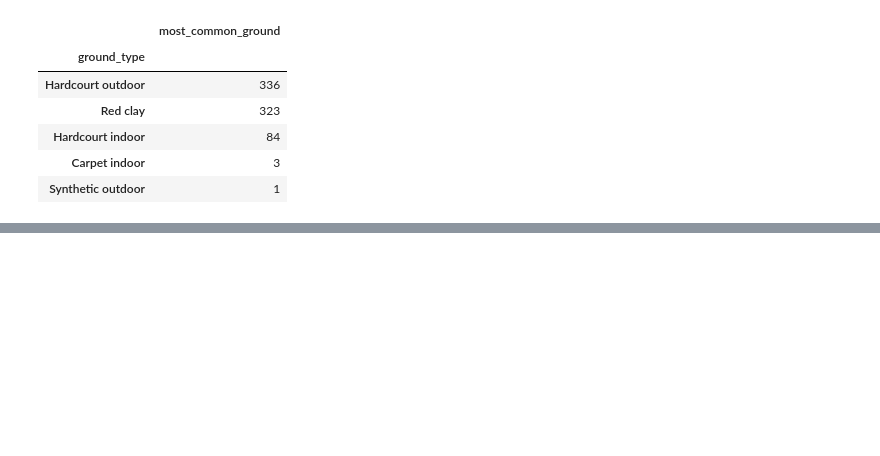
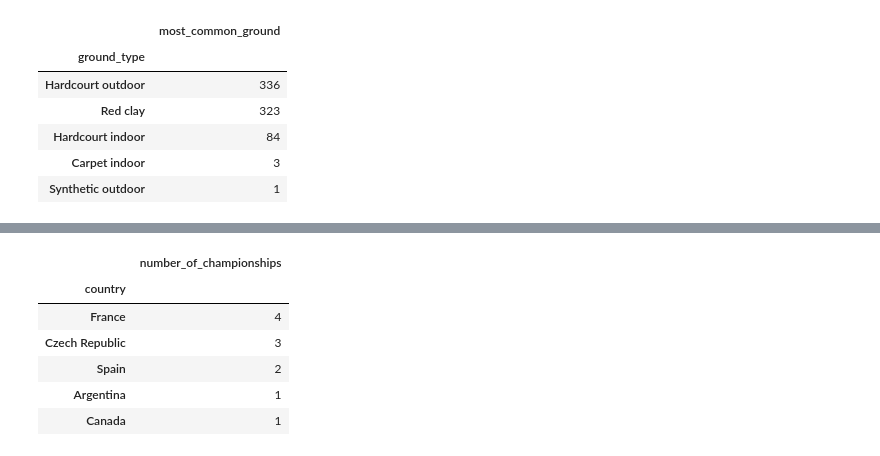
Before and after one commit to amin-eghbalian/data_analysis_tennis_peroject, a Jupyter notebook: HW10_project_data.ipynb, the cells around one changed output, grey strips where cells are left out. Saved outputs shown, nothing was run; the diff lists cells and outputs as text; code cells hidden in the pictures; blank space fills up the shorter version.

```diff
--- a/HW10_project_data.ipynb
+++ b/HW10_project_data.ipynb
@@ -473,0 +508,21 @@ array(['colombia', 'portugal', 'usa', 'france', 'japan', 'kazakhstan',
+# %%
+# E3 Which country has the most championships?
+final_matches_ids = round_df[round_df["slug"] == "final"]["match_id"]
+final_winners = pd.merge(final_matches_ids,event_df)[["match_id","winner_code"]]
+
+home_winners = final_winners[final_winners["winner_code"] == 1] # home winner
+away_winners = final_winners[final_winners["winner_code"] == 2] # away winner
+
+home_winner_country = pd.merge(home_winners["match_id"], home_team_df)[["match_id","country"]] # home winner name
+away_winner_country = pd.merge(away_winners["match_id"], away_team_df)[["match_id","country"]] # away winner name
+
+pd.merge(home_winner_country, away_winner_country, how="outer").groupby("country").agg(
+    number_of_championships=("country","count")).sort_values("number_of_championships", ascending=False).head()
+# %% [output]
+|  | number_of_championships |
+| country |  |
+| France | 4 |
+| Czech Republic | 3 |
+| Spain | 2 |
+| Argentina | 1 |
+| Canada | 1 |
```
Also changed, not shown: parts of 10 cells of this notebook.
